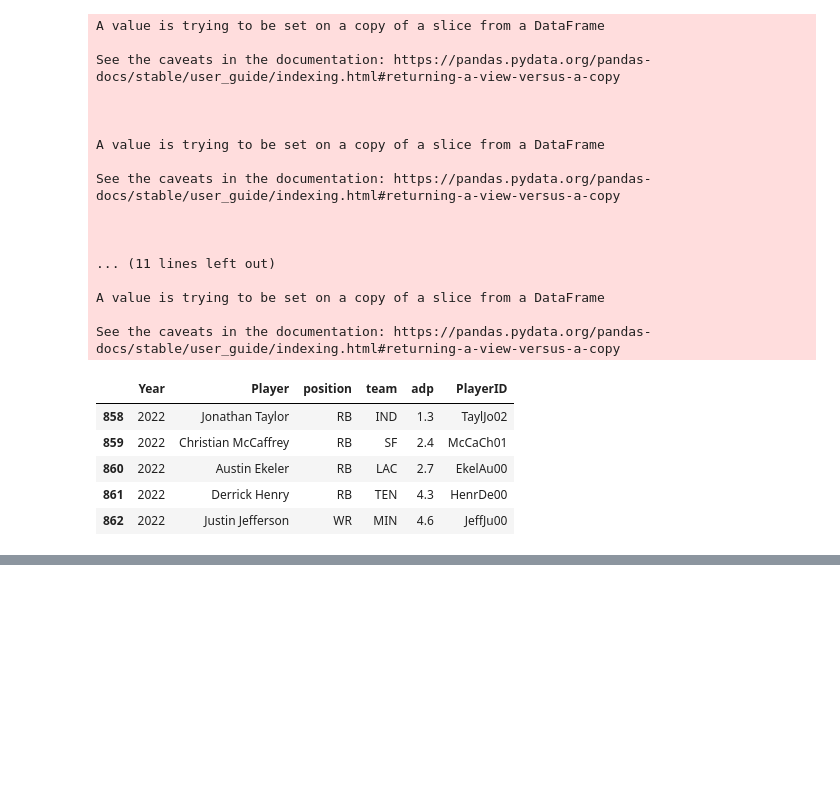
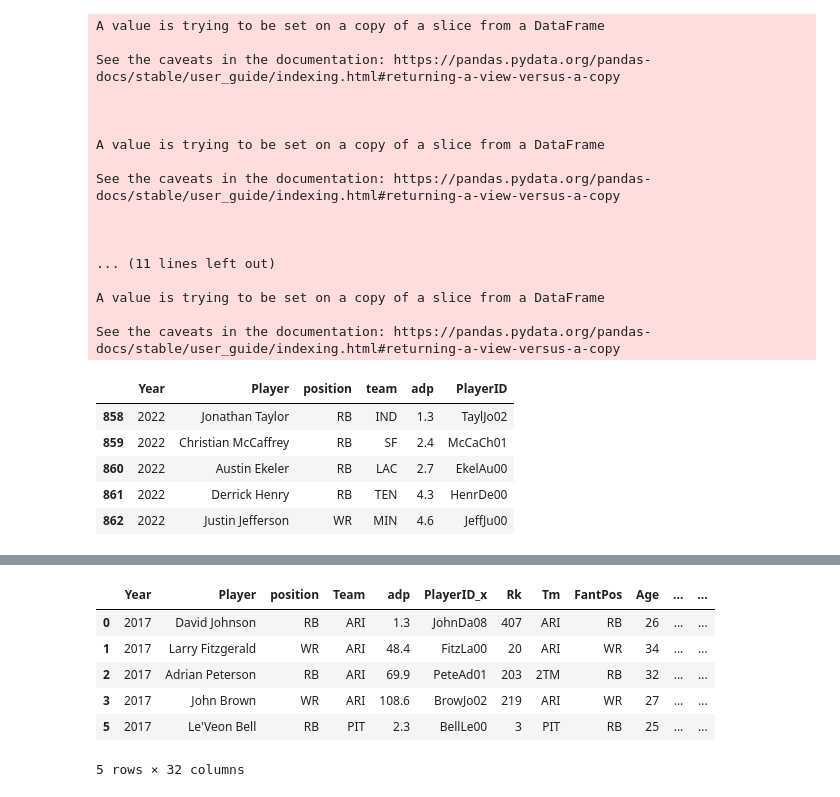
Before and after one commit to vineelbhatti/FantasyFootball, a Jupyter notebook: FantasyFootball.ipynb, the cells around one changed output, grey strips where cells are left out. Saved outputs shown, nothing was run; the diff lists cells and outputs as text; code cells hidden in the pictures; blank space fills up the shorter version.

```diff
--- a/FantasyFootball.ipynb
+++ b/FantasyFootball.ipynb
@@ -162,0 +186,16 @@ fig5.show()
+# %%
+win = pd.read_csv("Team Win Percentage - Sheet1 (1).csv")
+
+df_win = pd.merge(df_allyears, win, on = ["Team", "Year"])
+df_winQB = df_win[df_win['position'] == "QB"]
+df_win = df_win[df_win['position'] != "QB"]
+
+df_win.head()
+# %% [output]
+|  | Year | Player | position | Team | adp | PlayerID_x | Rk | Tm | FantPos | Age | ... | ... |
+| 0 | 2017 | David Johnson | RB | ARI | 1.3 | JohnDa08 | 407 | ARI | RB | 26 | ... | ... |
+| 1 | 2017 | Larry Fitzgerald | WR | ARI | 48.4 | FitzLa00 | 20 | ARI | WR | 34 | ... | ... |
+| 2 | 2017 | Adrian Peterson | RB | ARI | 69.9 | PeteAd01 | 203 | 2TM | RB | 32 | ... | ... |
+| 3 | 2017 | John Brown | WR | ARI | 108.6 | BrowJo02 | 219 | ARI | WR | 27 | ... | ... |
+| 5 | 2017 | Le'Veon Bell | RB | PIT | 2.3 | BellLe00 | 3 | PIT | RB | 25 | ... | ... |
+5 rows × 32 columns
```
Also changed, not shown: parts of 8 cells of this notebook.
